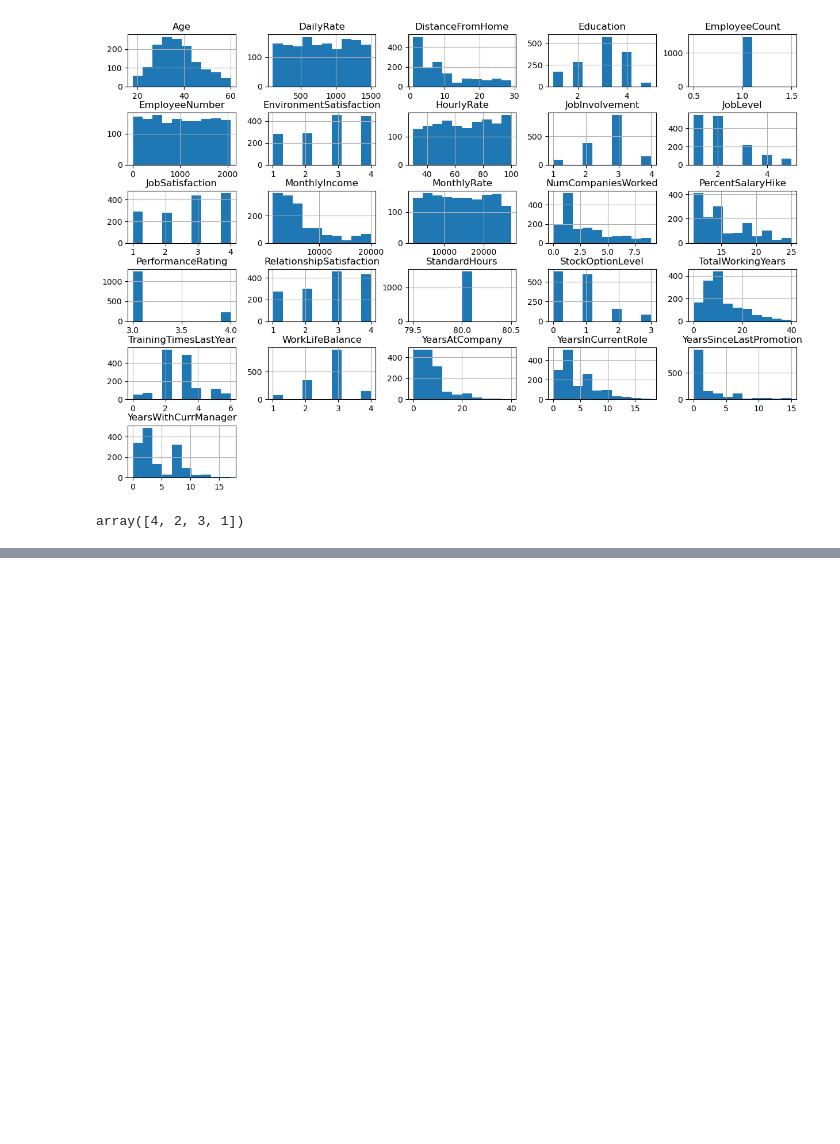
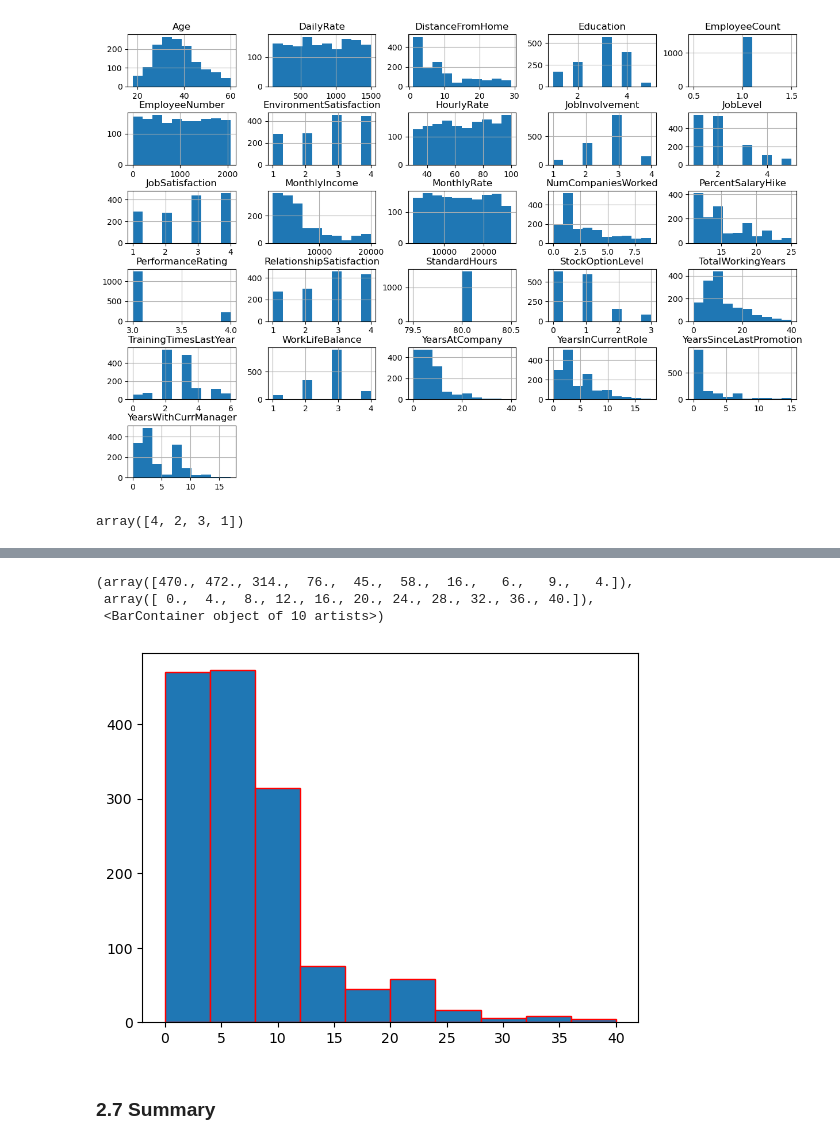
Before and after one commit to loveleenb/HR-Analytics, a Jupyter notebook: Notebooks/HR-data-wrangling.ipynb, the cells around one changed output, grey strips where cells are left out. Cells and saved outputs as stored; diff of their text form; code cells hidden in the pictures; blank space fills up the shorter version.

```diff
--- a/Notebooks/HR-data-wrangling.ipynb
+++ b/Notebooks/HR-data-wrangling.ipynb
@@ -328,0 +411,9 @@ array([4, 2, 3, 1])
+# %%
+plt.hist(hr_data["YearsAtCompany"], edgecolor="red", bins = 10)
+# %% [output]
+(array([470., 472., 314.,  76.,  45.,  58.,  16.,   6.,   9.,   4.]),
+ array([ 0.,  4.,  8., 12., 16., 20., 24., 28., 32., 36., 40.]),
+ <BarContainer object of 10 artists>)
+[figure, added]
+# %% [markdown]
+### 2.7 Summary <a id='2.7_Summary'></a>
```
Also changed, not shown: parts of 30 cells of this notebook, 1 other file.
